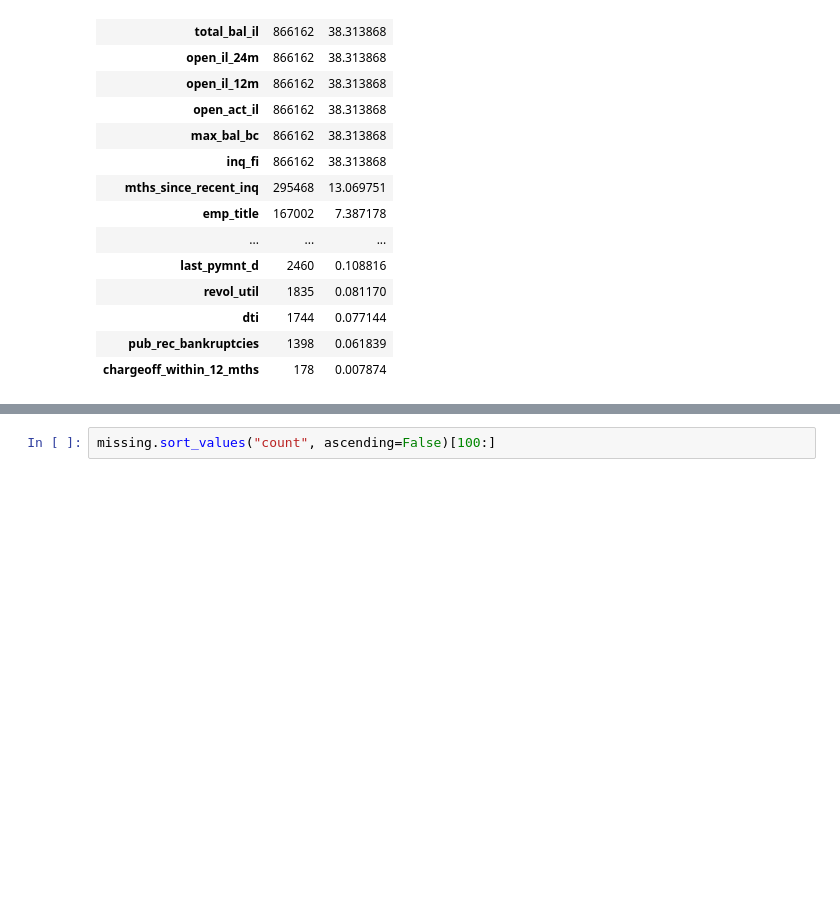
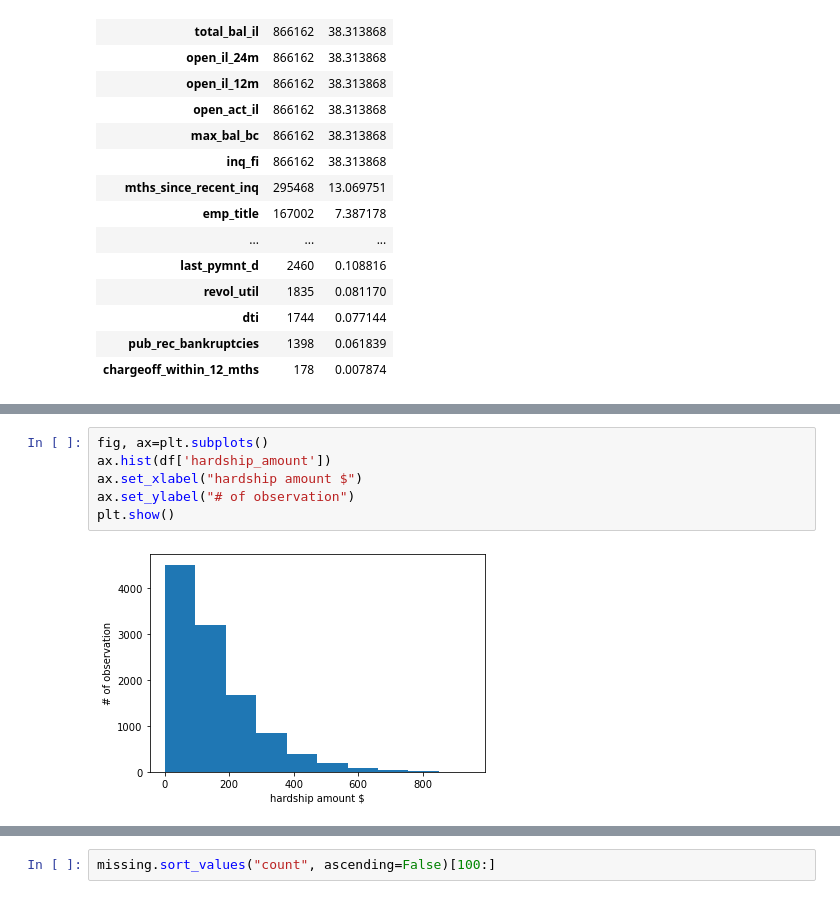
Before and after one commit to somayehY/SomayeYoussefi, a Jupyter notebook: LendingClub/LendingClub_DataWrangling.ipynb, the cells around one changed output, grey strips where cells are left out. Saved outputs shown, nothing was run; the diff lists cells and outputs as text; blank space fills up the shorter version.

```diff
--- a/LendingClub/LendingClub_DataWrangling.ipynb
+++ b/LendingClub/LendingClub_DataWrangling.ipynb
@@ -118,0 +186,8 @@ Name: hardship_loan_status, dtype: int64
+# %%
+fig, ax=plt.subplots()
+ax.hist(df['hardship_amount'])
+ax.set_xlabel("hardship amount $")
+ax.set_ylabel("# of observation")
+plt.show()
+# %% [output]
+[figure, added]
```
Also changed, not shown: parts of 49 cells of this notebook.
